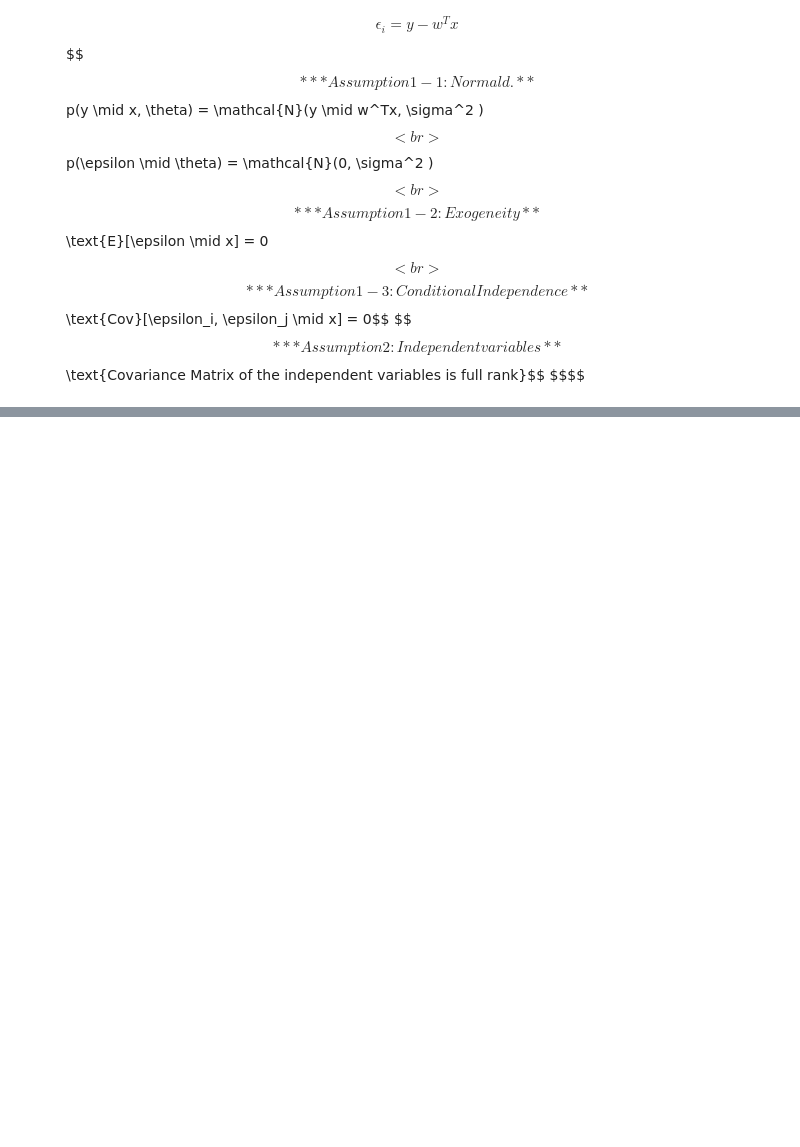
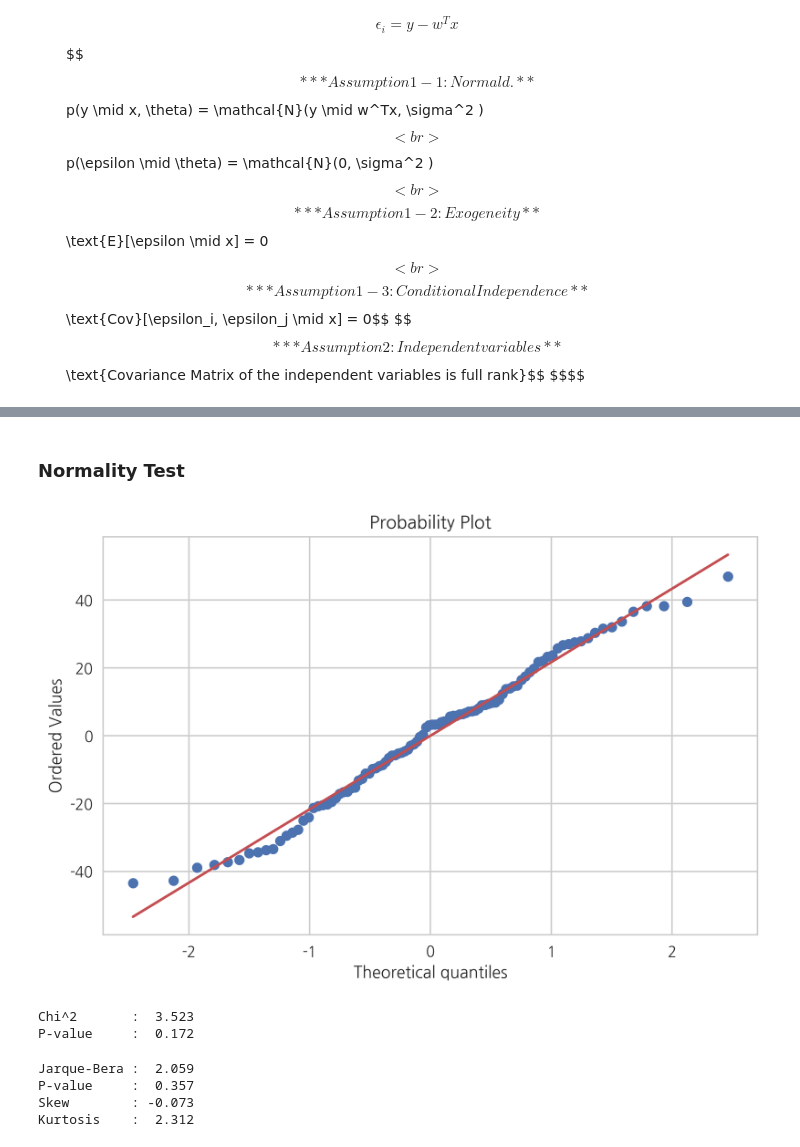
Before and after one commit to baegwangbin/TIL, a Jupyter notebook: Mathematics/Regression_Analysis.ipynb, the cells around one changed output, grey strips where cells are left out. Saved outputs shown, nothing was run; the diff lists cells and outputs as text; code cells hidden in the pictures; blank space fills up the shorter version.

```diff
--- a/Mathematics/Regression_Analysis.ipynb
+++ b/Mathematics/Regression_Analysis.ipynb
@@ -328,0 +402,23 @@ $$$$
+# %% [markdown]
+### Normality Test
+# %%
+sp.stats.probplot(result.resid, plot=plt)
+plt.show()
+# %% [output]
+[figure, added]
+# %%
+test = sms.omni_normtest(result.resid)
+for xi in zip(['Chi^2', 'P-value'], test):
+    print("%-12s: %6.3f" % xi)
+# %% [output]
+Chi^2       :  3.523
+P-value     :  0.172
+# %%
+test = sms.jarque_bera(result.resid)
+for xi in zip(['Jarque-Bera', 'P-value', 'Skew', 'Kurtosis'], test):
+    print("%-12s: %6.3f" % xi)
+# %% [output]
+Jarque-Bera :  2.059
+P-value     :  0.357
+Skew        : -0.073
+Kurtosis    :  2.312
```
Also changed, not shown: parts of 10 cells of this notebook.
